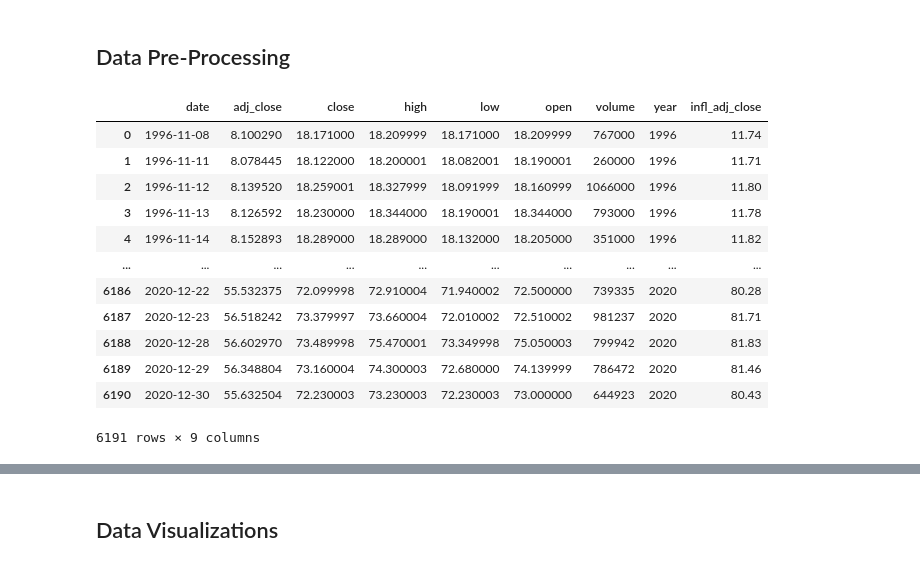
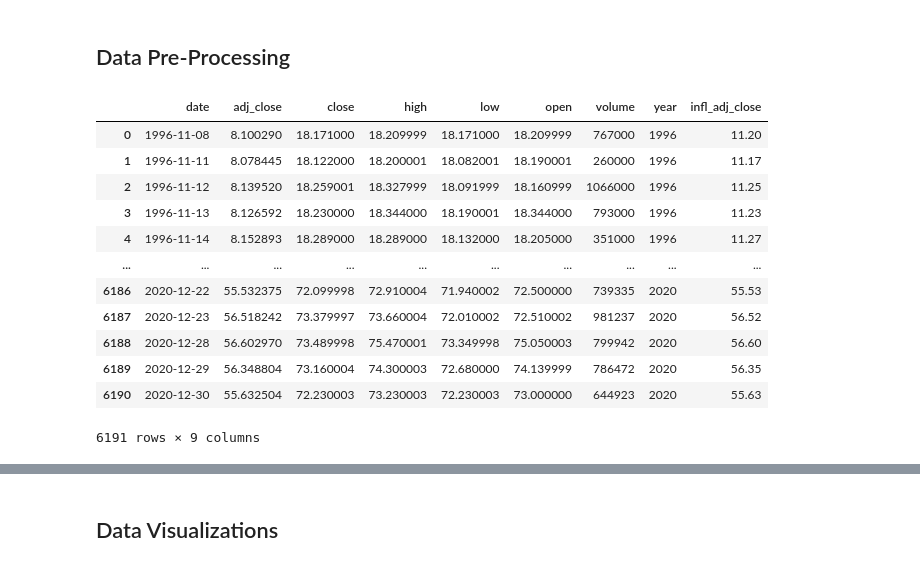
Before and after one commit to Kev-in123/DATA-200-Midterm, a Jupyter notebook: Midterm.ipynb, the cells around one changed output, grey strips where cells are left out. Drawn from its saved outputs; the diff is of its cells as text; code cells hidden in the pictures.

```diff
--- a/Midterm.ipynb
+++ b/Midterm.ipynb
@@ -63,32 +63,35 @@ usa_infl["year"] = usa_infl["year"].astype(int)
 # %%
 #adjusts price for inflation
 def inflation_adjustment(inflation_data, price_year, price_value, MAX_INDEX):
     data = []
     index_inflation = 0
     for i in range(len(price_year)):
         while index_inflation < MAX_INDEX and inflation_data["year"][index_inflation] < price_year[i]:
             index_inflation += 1
-        data.append(inflation_data["inflation"][index_inflation] * price_value[i])
+        #inflation_data["inflation"][index_inflation] * price_value[i]
+        data.append((inflation_data["inflation"][MAX_INDEX] / inflation_data["inflation"][index_inflation]) * price_value[i])
+
+
     rounded = [round(i,2) for i in data]
     return rounded
 
 
 
 data_bmw["infl_adj_close"] = inflation_adjustment(deu_infl, data_bmw["year"], data_bmw["adj_close"], 23)
 data_bmw
 # %% [output]
 |  | date | adj_close | close | high | low | open | volume | year | infl_adj_close |
-| 0 | 1996-11-08 | 8.100290 | 18.171000 | 18.209999 | 18.171000 | 18.209999 | 767000 | 1996 | 11.74 |
-| 1 | 1996-11-11 | 8.078445 | 18.122000 | 18.200001 | 18.082001 | 18.190001 | 260000 | 1996 | 11.71 |
-| 2 | 1996-11-12 | 8.139520 | 18.259001 | 18.327999 | 18.091999 | 18.160999 | 1066000 | 1996 | 11.80 |
-| 3 | 1996-11-13 | 8.126592 | 18.230000 | 18.344000 | 18.190001 | 18.344000 | 793000 | 1996 | 11.78 |
-| 4 | 1996-11-14 | 8.152893 | 18.289000 | 18.289000 | 18.132000 | 18.205000 | 351000 | 1996 | 11.82 |
+| 0 | 1996-11-08 | 8.100290 | 18.171000 | 18.209999 | 18.171000 | 18.209999 | 767000 | 1996 | 11.20 |
+| 1 | 1996-11-11 | 8.078445 | 18.122000 | 18.200001 | 18.082001 | 18.190001 | 260000 | 1996 | 11.17 |
+| 2 | 1996-11-12 | 8.139520 | 18.259001 | 18.327999 | 18.091999 | 18.160999 | 1066000 | 1996 | 11.25 |
+| 3 | 1996-11-13 | 8.126592 | 18.230000 | 18.344000 | 18.190001 | 18.344000 | 793000 | 1996 | 11.23 |
+| 4 | 1996-11-14 | 8.152893 | 18.289000 | 18.289000 | 18.132000 | 18.205000 | 351000 | 1996 | 11.27 |
 | ... | ... | ... | ... | ... | ... | ... | ... | ... | ... |
-| 6186 | 2020-12-22 | 55.532375 | 72.099998 | 72.910004 | 71.940002 | 72.500000 | 739335 | 2020 | 80.28 |
-| 6187 | 2020-12-23 | 56.518242 | 73.379997 | 73.660004 | 72.010002 | 72.510002 | 981237 | 2020 | 81.71 |
-| 6188 | 2020-12-28 | 56.602970 | 73.489998 | 75.470001 | 73.349998 | 75.050003 | 799942 | 2020 | 81.83 |
-| 6189 | 2020-12-29 | 56.348804 | 73.160004 | 74.300003 | 72.680000 | 74.139999 | 786472 | 2020 | 81.46 |
-| 6190 | 2020-12-30 | 55.632504 | 72.230003 | 73.230003 | 72.230003 | 73.000000 | 644923 | 2020 | 80.43 |
+| 6186 | 2020-12-22 | 55.532375 | 72.099998 | 72.910004 | 71.940002 | 72.500000 | 739335 | 2020 | 55.53 |
+| 6187 | 2020-12-23 | 56.518242 | 73.379997 | 73.660004 | 72.010002 | 72.510002 | 981237 | 2020 | 56.52 |
+| 6188 | 2020-12-28 | 56.602970 | 73.489998 | 75.470001 | 73.349998 | 75.050003 | 799942 | 2020 | 56.60 |
+| 6189 | 2020-12-29 | 56.348804 | 73.160004 | 74.300003 | 72.680000 | 74.139999 | 786472 | 2020 | 56.35 |
+| 6190 | 2020-12-30 | 55.632504 | 72.230003 | 73.230003 | 72.230003 | 73.000000 | 644923 | 2020 | 55.63 |
 6191 rows × 9 columns
 # %%
 data_cars["infl_price"] = inflation_adjustment(usa_infl, data_cars["year"], data_cars["price"], 23)
```
Also changed, not shown: parts of 2 cells of this notebook.
